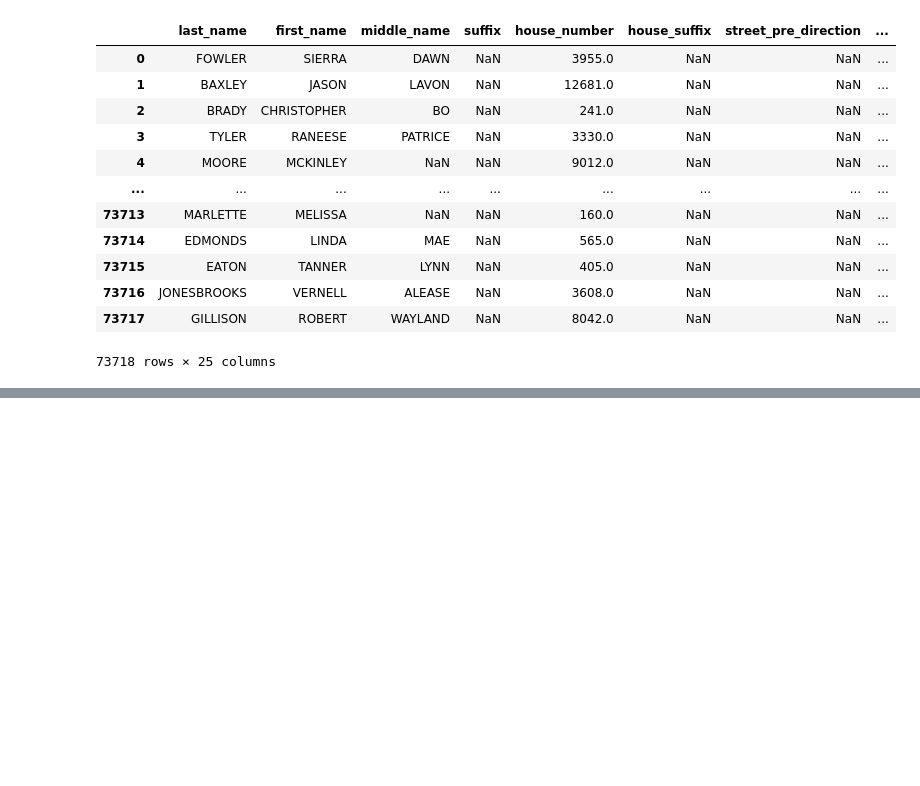
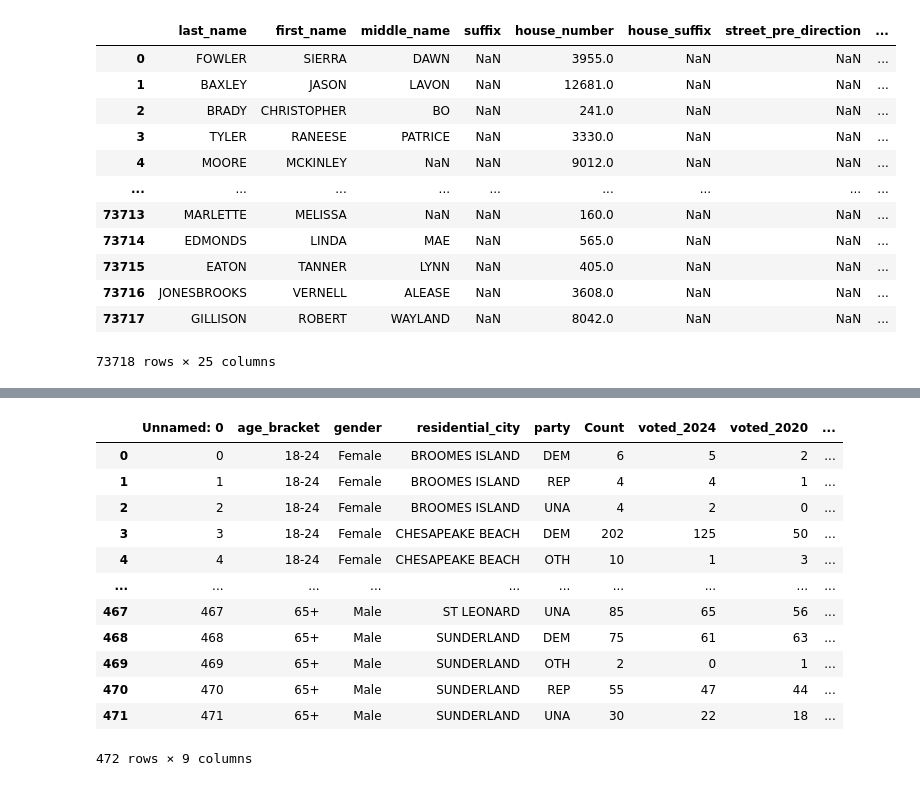
Before and after one commit to kritisgh/maryland_voter_data, a Jupyter notebook: voters/clean.ipynb, the cells around one changed output, grey strips where cells are left out. Saved outputs shown, nothing was run; the diff lists cells and outputs as text; code cells hidden in the pictures; blank space fills up the shorter version.

```diff
--- a/voters/clean.ipynb
+++ b/voters/clean.ipynb
@@ -75,2 +78,20 @@ df2
 # %%
 df2.to_csv('agg_test.csv')
+# %%
+import pandas as pd
+df2 = pd.read_csv("agg_test.csv")
+df2
+# %% [output]
+|  | Unnamed: 0 | age_bracket | gender | residential_city | party | Count | voted_2024 | voted_2020 | ... |
+| 0 | 0 | 18-24 | Female | BROOMES ISLAND | DEM | 6 | 5 | 2 | ... |
+| 1 | 1 | 18-24 | Female | BROOMES ISLAND | REP | 4 | 4 | 1 | ... |
+| 2 | 2 | 18-24 | Female | BROOMES ISLAND | UNA | 4 | 2 | 0 | ... |
+| 3 | 3 | 18-24 | Female | CHESAPEAKE BEACH | DEM | 202 | 125 | 50 | ... |
+| 4 | 4 | 18-24 | Female | CHESAPEAKE BEACH | OTH | 10 | 1 | 3 | ... |
+| ... | ... | ... | ... | ... | ... | ... | ... | ... | ... |
+| 467 | 467 | 65+ | Male | ST LEONARD | UNA | 85 | 65 | 56 | ... |
+| 468 | 468 | 65+ | Male | SUNDERLAND | DEM | 75 | 61 | 63 | ... |
+| 469 | 469 | 65+ | Male | SUNDERLAND | OTH | 2 | 0 | 1 | ... |
+| 470 | 470 | 65+ | Male | SUNDERLAND | REP | 55 | 47 | 44 | ... |
+| 471 | 471 | 65+ | Male | SUNDERLAND | UNA | 30 | 22 | 18 | ... |
+472 rows × 9 columns
```
Also changed, not shown: parts of 1 cell of this notebook, 3 other files.
